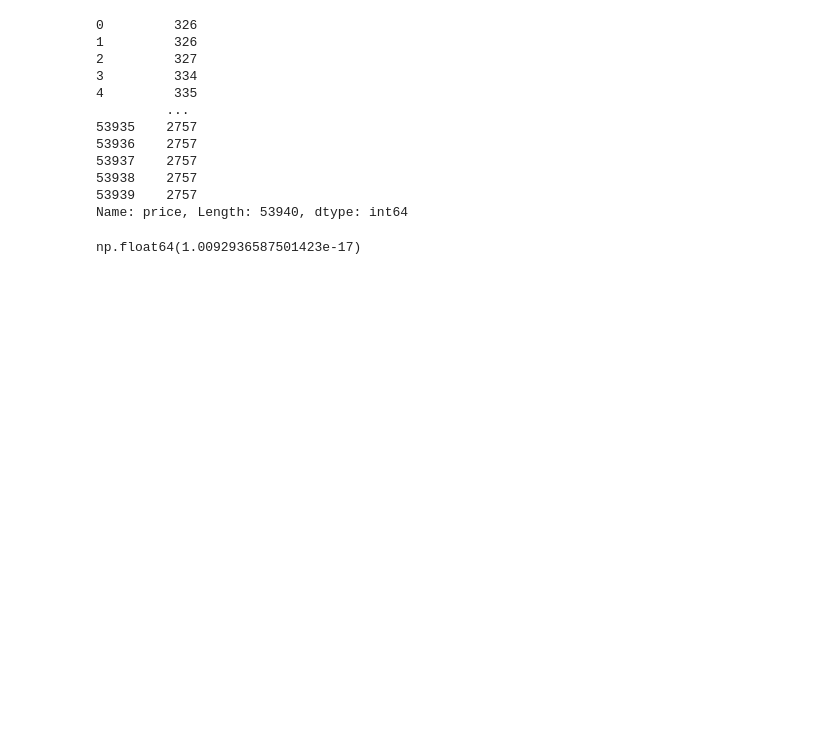
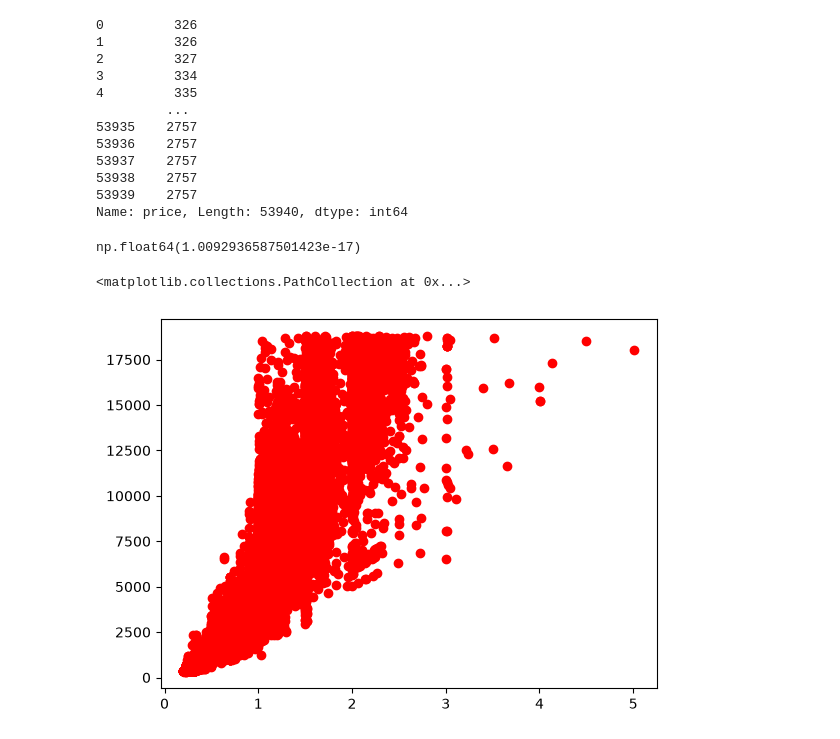
Before and after one commit to rohitdhamke/ml, a Jupyter notebook: EDA/day1.ipynb, the cells around one changed output. Saved outputs shown, nothing was run; the diff lists cells and outputs as text; code cells hidden in the pictures; blank space fills up the shorter version.

```diff
--- a/EDA/day1.ipynb
+++ b/EDA/day1.ipynb
@@ -174,3 +172,8 @@ arr = (arr - mean_arr)/std_arr
 arr.mean()
 # %% [output]
 np.float64(1.0092936587501423e-17)
+# %%
+plt.scatter(diamond["carat"], diamond["price"], color = "red")
+# %% [output]
+<matplotlib.collections.PathCollection at 0x...>
+[figure, added]
```
Also changed, not shown: parts of 21 cells of this notebook.
